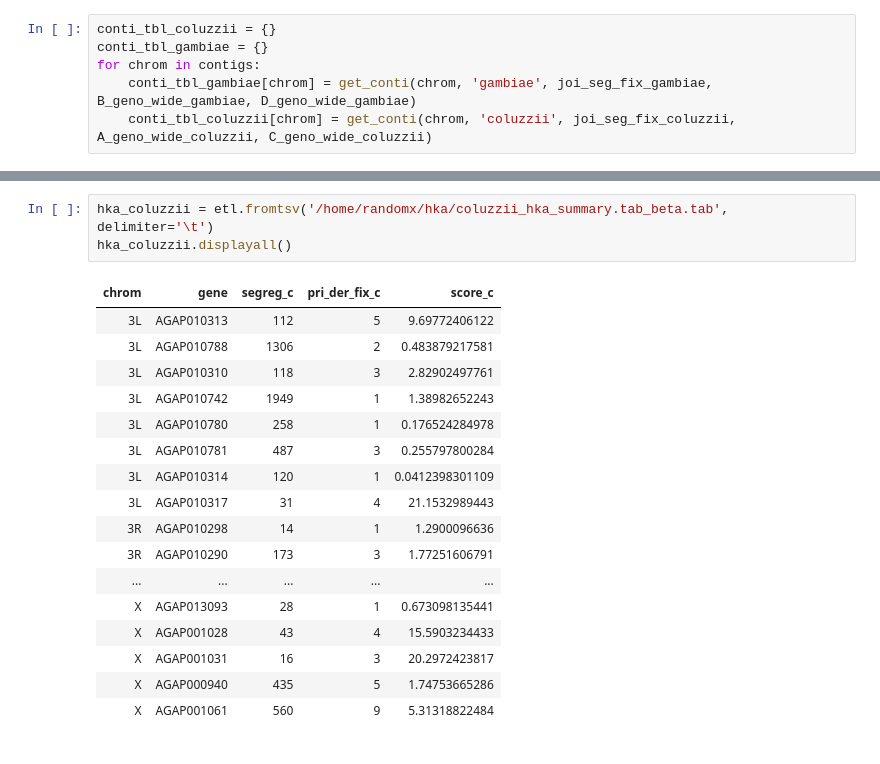
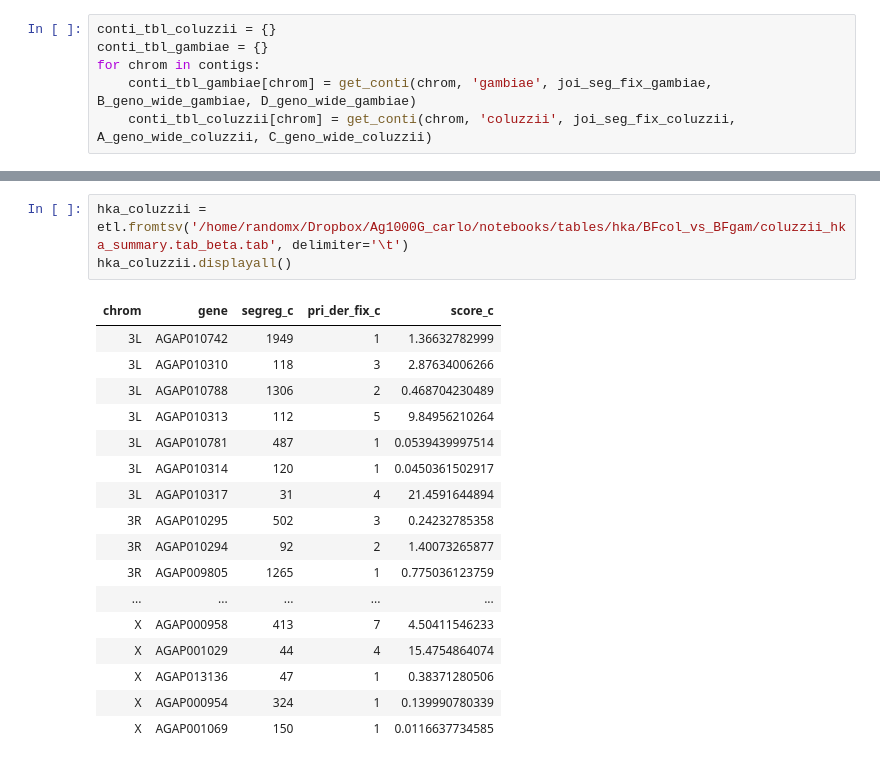
Before and after one commit to randomxsk8/notebooks, a Jupyter notebook: 10012019_Homogeneity Test.ipynb, the cells around one changed output, grey strips where cells are left out. Drawn from its saved outputs; the diff is of its cells as text.

```diff
--- a/10012019_Homogeneity Test.ipynb
+++ b/10012019_Homogeneity Test.ipynb
@@ -509,23 +511,23 @@ hka_gambiae.convert('score_g', float).select(lambda rec: rec.score_g >= 1.3).dis
 | X | AGAP013136 | 67 | 2 | 1.96909593922 |
 | X | AGAP001041 | 16 | 3 | 20.2722378349 |
 # %%
-hka_coluzzii = etl.fromtsv('/home/randomx/hka/coluzzii_hka_summary.tab_beta.tab', delimiter='\t')
+hka_coluzzii = etl.fromtsv('/home/randomx/Dropbox/Ag1000G_carlo/notebooks/tables/hka/BFcol_vs_BFgam/coluzzii_hka_summary.tab_beta.tab', delimiter='\t')
 hka_coluzzii.displayall()
 # %% [output]
 | chrom | gene | segreg_c | pri_der_fix_c | score_c |
-| 3L | AGAP010313 | 112 | 5 | 9.69772406122 |
-| 3L | AGAP010788 | 1306 | 2 | 0.483879217581 |
-| 3L | AGAP010310 | 118 | 3 | 2.82902497761 |
-| 3L | AGAP010742 | 1949 | 1 | 1.38982652243 |
-| 3L | AGAP010780 | 258 | 1 | 0.176524284978 |
-| 3L | AGAP010781 | 487 | 3 | 0.255797800284 |
-| 3L | AGAP010314 | 120 | 1 | 0.0412398301109 |
-| 3L | AGAP010317 | 31 | 4 | 21.1532989443 |
-| 3R | AGAP010298 | 14 | 1 | 1.2900096636 |
-| 3R | AGAP010290 | 173 | 3 | 1.77251606791 |
+| 3L | AGAP010742 | 1949 | 1 | 1.36632782999 |
+| 3L | AGAP010310 | 118 | 3 | 2.87634006266 |
+| 3L | AGAP010788 | 1306 | 2 | 0.468704230489 |
+| 3L | AGAP010313 | 112 | 5 | 9.84956210264 |
+| 3L | AGAP010781 | 487 | 1 | 0.0539439997514 |
+| 3L | AGAP010314 | 120 | 1 | 0.0450361502917 |
+| 3L | AGAP010317 | 31 | 4 | 21.4591644894 |
+| 3R | AGAP010295 | 502 | 3 | 0.24232785358 |
+| 3R | AGAP010294 | 92 | 2 | 1.40073265877 |
+| 3R | AGAP009805 | 1265 | 1 | 0.775036123759 |
 | ... | ... | ... | ... | ... |
-| X | AGAP013093 | 28 | 1 | 0.673098135441 |
-| X | AGAP001028 | 43 | 4 | 15.5903234433 |
-| X | AGAP001031 | 16 | 3 | 20.2972423817 |
-| X | AGAP000940 | 435 | 5 | 1.74753665286 |
-| X | AGAP001061 | 560 | 9 | 5.31318822484 |
+| X | AGAP000958 | 413 | 7 | 4.50411546233 |
+| X | AGAP001029 | 44 | 4 | 15.4754864074 |
+| X | AGAP013136 | 47 | 1 | 0.38371280506 |
+| X | AGAP000954 | 324 | 1 | 0.139990780339 |
+| X | AGAP001069 | 150 | 1 | 0.0116637734585 |
```
Also changed, not shown: parts of 24 cells of this notebook, 14 other files.
